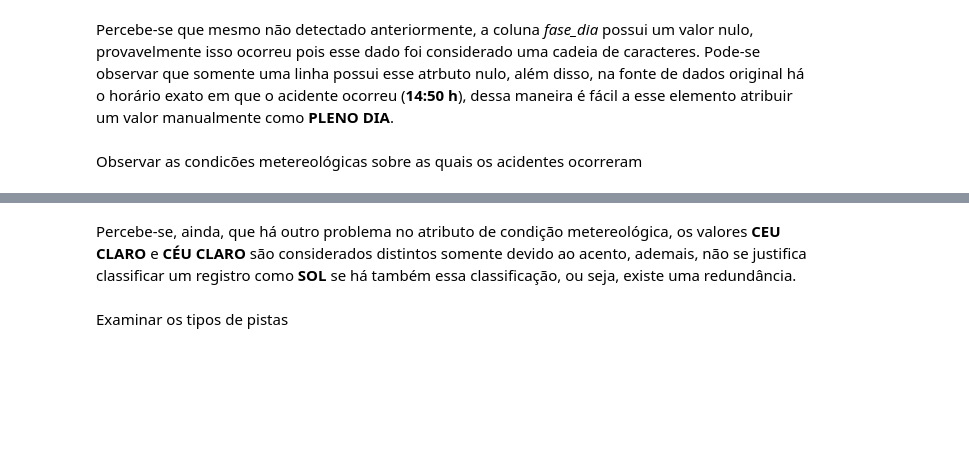
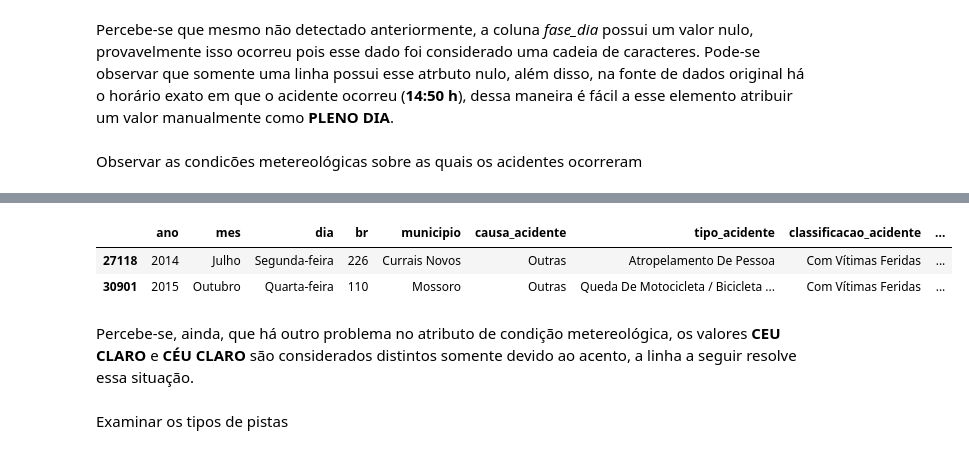
Before and after one commit to daniel-santos-7/tcc-bct, a Jupyter notebook: datatran.ipynb, the cells around one changed output, grey strips where cells are left out. Saved outputs shown, nothing was run; the diff lists cells and outputs as text; code cells hidden in the pictures; blank space fills up the shorter version.

```diff
--- a/datatran.ipynb
+++ b/datatran.ipynb
@@ -216,7 +216,7 @@ datatran_rn.loc[br_inconsistentes.index.array,'br'] = br_inconsistentes_modas.as
 Para padronizar os demais atributos, a linha abaixo foi executada, como antes, isso evita erros.
 # %%
 # padronizar todos os atributos exceto os já tratados ano,mes,dia,br
-datatran_rn.loc[:,'municipio':'uso_solo'] = datatran_rn.loc[:,'municipio':'uso_solo'].applymap(str.upper).applymap(str.strip)
+datatran_rn.loc[:,'municipio':'uso_solo'] = datatran_rn.loc[:,'municipio':'uso_solo'].applymap(str.title).applymap(str.strip)
 # %% [markdown]
 Verificar municípios presentes nos registros.
 # %%
@@ -298,4 +299,2 @@ array(['PLENA NOITE', 'ANOITECER', 'PLENO DIA', 'AMANHECER', '(NULL)'],
 # %% [markdown]
 Percebe-se que mesmo não detectado anteriormente, a coluna *fase_dia* possui um valor nulo, provavelmente isso ocorreu pois esse dado foi considerado uma cadeia de caracteres. Pode-se observar que somente uma linha possui esse atrbuto nulo, além disso, na fonte de dados original há o horário exato em que o acidente ocorreu (**14:50 h**), dessa maneira é fácil a esse elemento atribuir um valor manualmente como **PLENO DIA**.
-# %%
-datatran_rn[datatran_rn['fase_dia']=='(NULL)']['fase_dia'] = 'PLENO DIA'
@@ -317,0 +315,7 @@ datatran_rn[datatran_rn['condicao_metereologica'].isin(['(NULL)','GRANIZO'])]
+# %%
+# exibir linhas com condição metereológica nula ou granizo
+datatran_rn[datatran_rn['condicao_metereologica'].isin(['(Null)','Granizo'])]
+# %% [output]
+|  | ano | mes | dia | br | municipio | causa_acidente | tipo_acidente | classificacao_acidente | ... |
+| 27118 | 2014 | Julho | Segunda-feira | 226 | Currais Novos | Outras | Atropelamento De Pessoa | Com Vítimas Feridas | ... |
+| 30901 | 2015 | Outubro | Quarta-feira | 110 | Mossoro | Outras | Queda De Motocicleta / Bicicleta ... | Com Vítimas Feridas | ... |
@@ -318,3 +325,3 @@ datatran_rn[datatran_rn['condicao_metereologica'].isin(['(NULL)','GRANIZO'])]
 # %% [markdown]
-Percebe-se, ainda, que há outro problema no atributo de condição metereológica, os valores **CEU CLARO** e **CÉU CLARO** são considerados distintos somente devido ao acento, ademais, não se justifica classificar um registro como **SOL** se há também essa classificação, ou seja, existe uma redundância.
+Percebe-se, ainda, que há outro problema no atributo de condição metereológica, os valores **CEU CLARO** e **CÉU CLARO** são considerados distintos somente devido ao acento, a linha a seguir resolve essa situação.
 # %%
```
Also changed, not shown: parts of 23 cells of this notebook, 1 other file.
